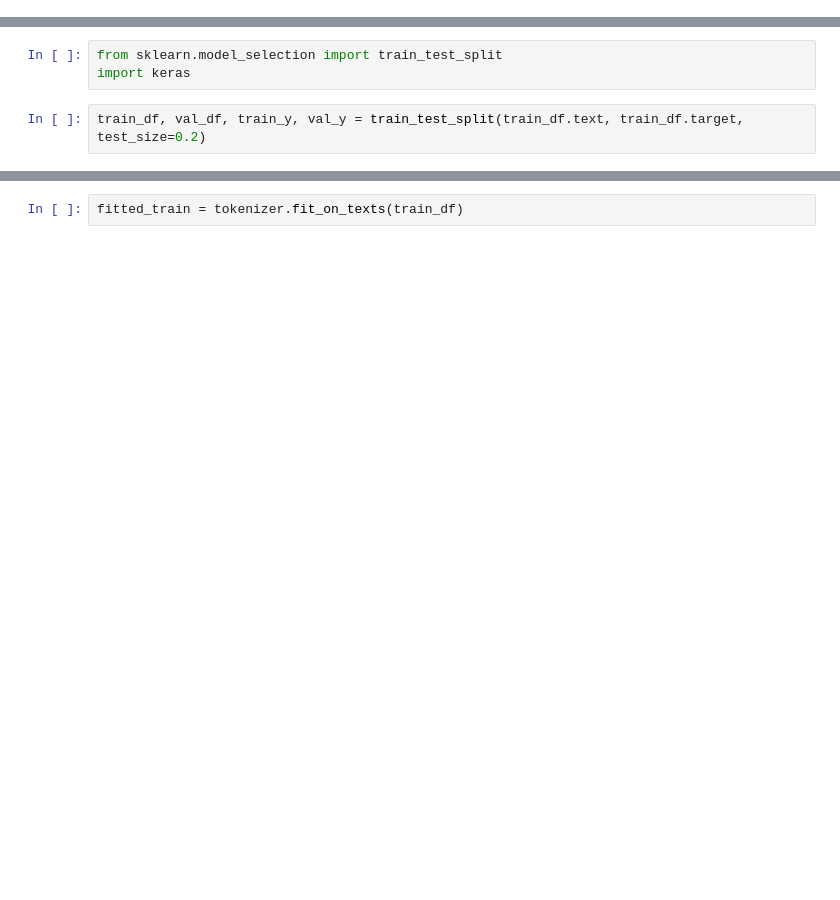
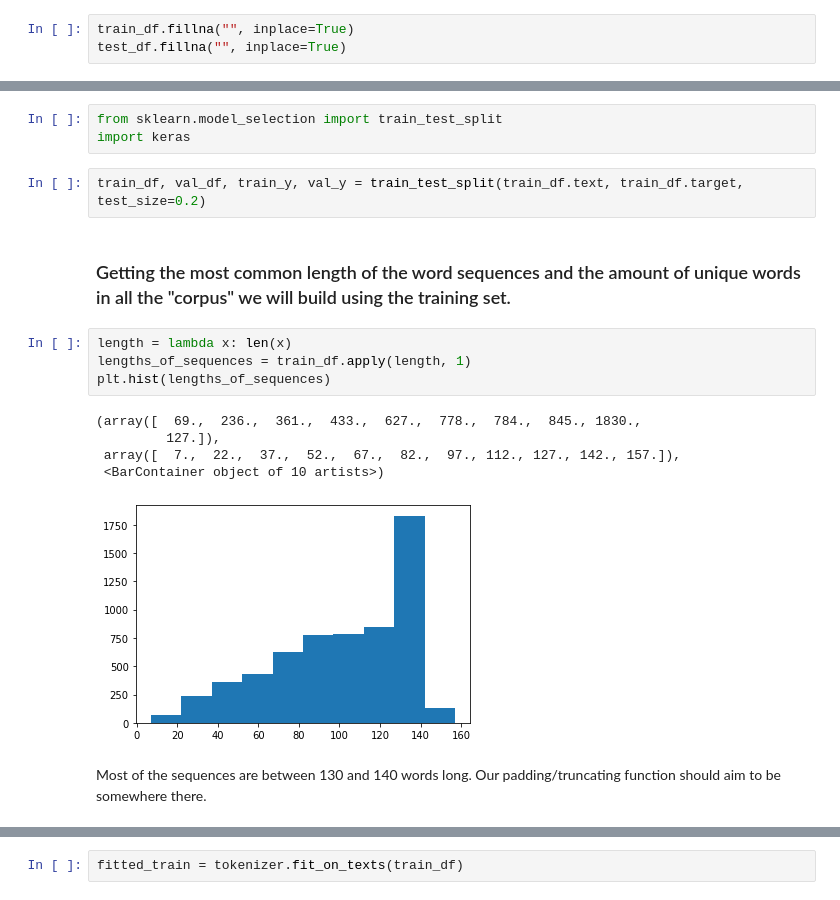
Before and after one commit to mihjovil/kaggle-competitions, a Jupyter notebook: disaster-tweets/disasterTweets.ipynb, the cells around one changed output, grey strips where cells are left out. Cells and saved outputs as stored; diff of their text form; blank space fills up the shorter version.

```diff
--- a/disaster-tweets/disasterTweets.ipynb
+++ b/disaster-tweets/disasterTweets.ipynb
@@ -23,0 +46,3 @@ train_df.head()
+# %%
+train_df.fillna("", inplace=True)
+test_df.fillna("", inplace=True)
@@ -32,3 +88,17 @@ from sklearn.model_selection import train_test_split
 import keras
 # %%
 train_df, val_df, train_y, val_y = train_test_split(train_df.text, train_df.target, test_size=0.2)
+# %% [markdown]
+### Getting the most common length of the word sequences and the amount of unique words in all the "corpus" we will build using the training set.
+# %%
+length = lambda x: len(x)
+lengths_of_sequences = train_df.apply(length, 1)
+plt.hist(lengths_of_sequences)
+# %% [output]
+(array([  69.,  236.,  361.,  433.,  627.,  778.,  784.,  845., 1830.,
+         127.]),
+ array([  7.,  22.,  37.,  52.,  67.,  82.,  97., 112., 127., 142., 157.]),
+ <BarContainer object of 10 artists>)
+[figure, added]
+# %% [markdown]
+Most of the sequences are between 130 and 140 words long. Our padding/truncating function should aim to be somewhere there.
```
Also changed, not shown: parts of 35 cells of this notebook.
